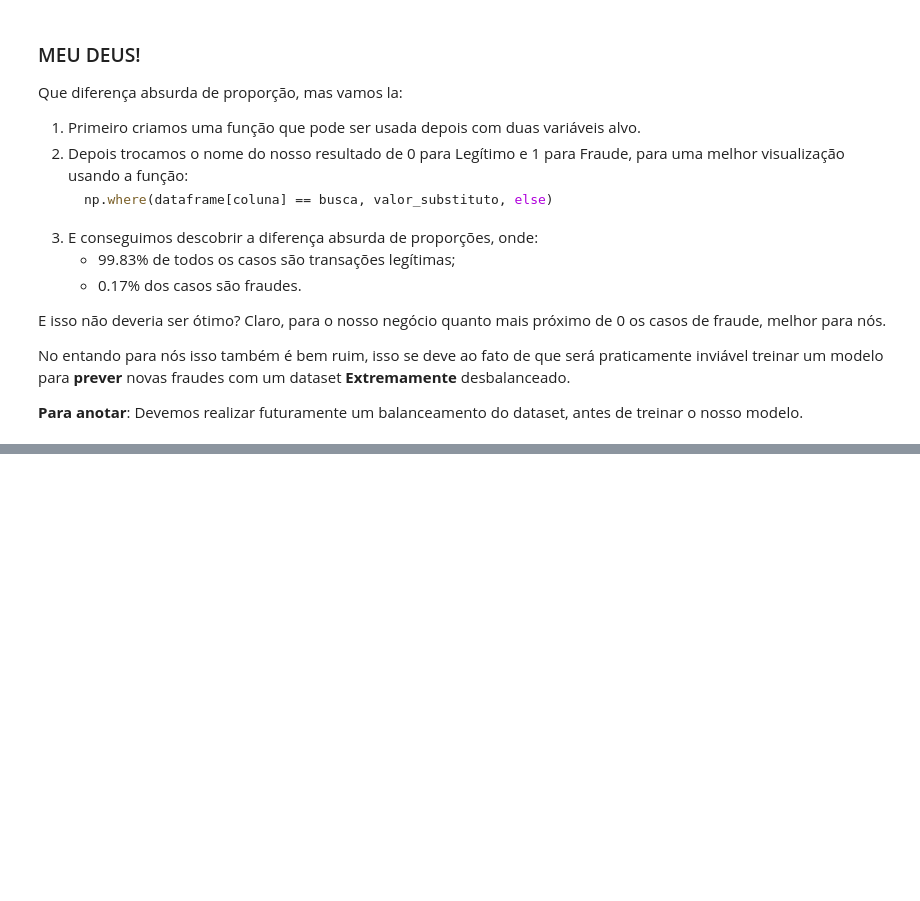
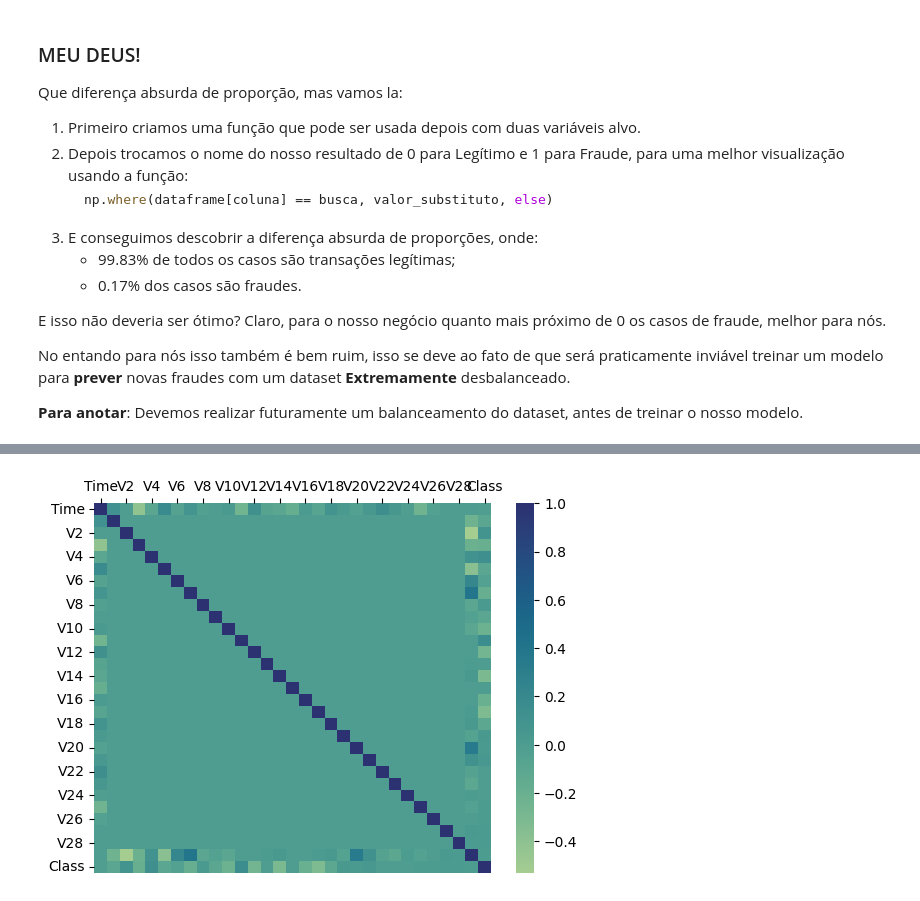
Before and after one commit to leo-areias/Cases, a Jupyter notebook: Fraud/main.ipynb, the cells around one changed output, grey strips where cells are left out. Saved outputs shown, nothing was run; the diff lists cells and outputs as text; code cells hidden in the pictures; blank space fills up the shorter version.

```diff
--- a/Fraud/main.ipynb
+++ b/Fraud/main.ipynb
@@ -159,0 +175,10 @@ No entando para nós isso também é bem ruim, isso se deve ao fato de que será
+# %%
+import seaborn as sns
+
+corr_data = fraud_dataset.corr()
+
+ax = sns.heatmap(corr_data, cmap="crest")
+ax.set(xlabel="", ylabel="")
+ax.xaxis.tick_top()
+# %% [output]
+[figure, added]
```
Also changed, not shown: parts of 4 cells of this notebook, 1 other file.
